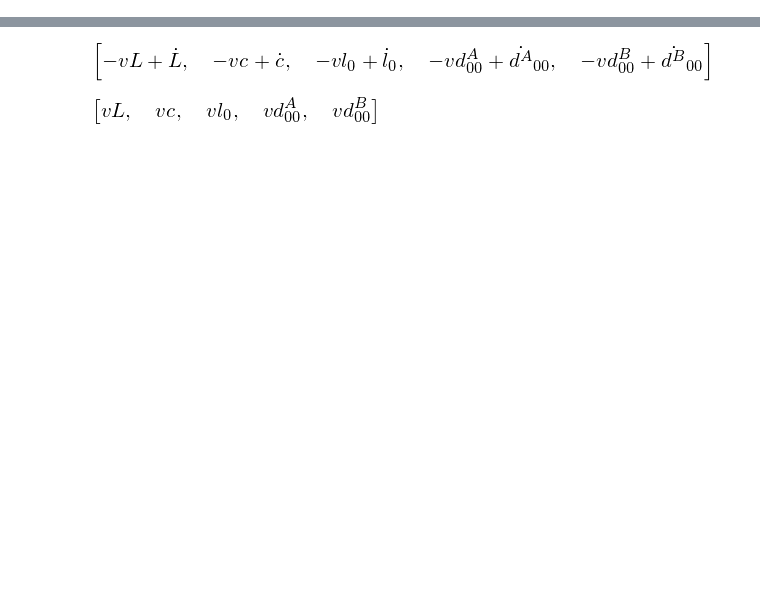
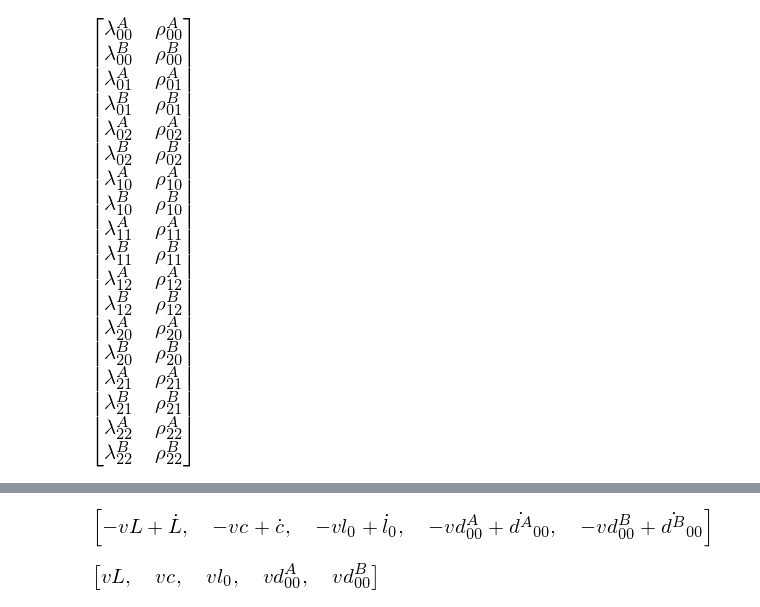
Before and after one commit to glyg/notebooks, a Jupyter notebook: kt_sim/1D spindle.ipynb, the cells around one changed output, grey strips where cells are left out. Saved outputs shown, nothing was run; the diff lists cells and outputs as text; code cells hidden in the pictures; blank space fills up the shorter version.

```diff
--- a/kt_sim/1D spindle.ipynb
+++ b/kt_sim/1D spindle.ipynb
@@ -49,0 +36,4 @@ subs.update(rho_B_1)
+# %%
+spindle.attach_state
+# %% [output]
+[figure, added]
```
Also changed, not shown: parts of 19 cells of this notebook, 1 other file.
